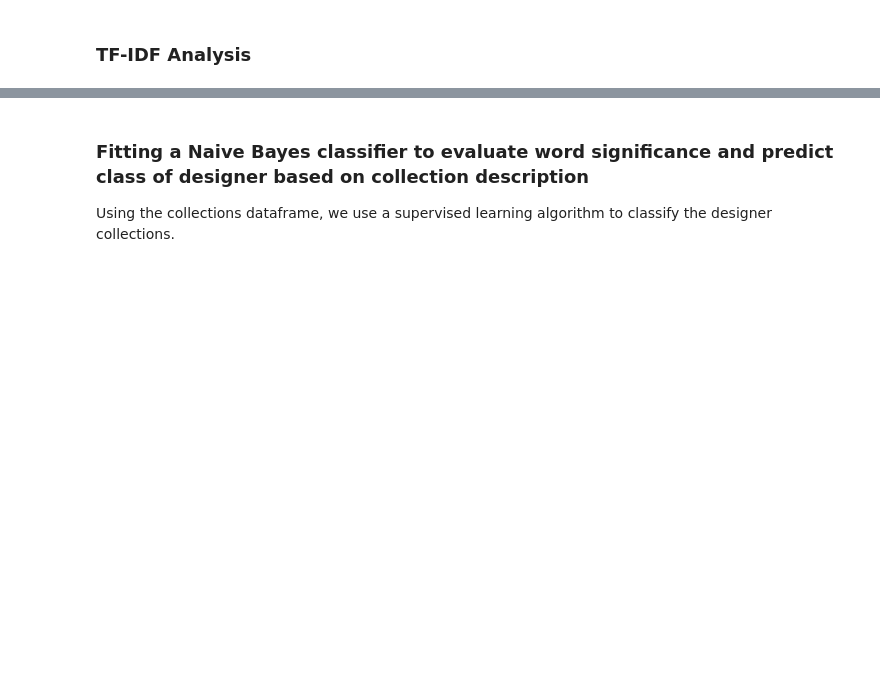
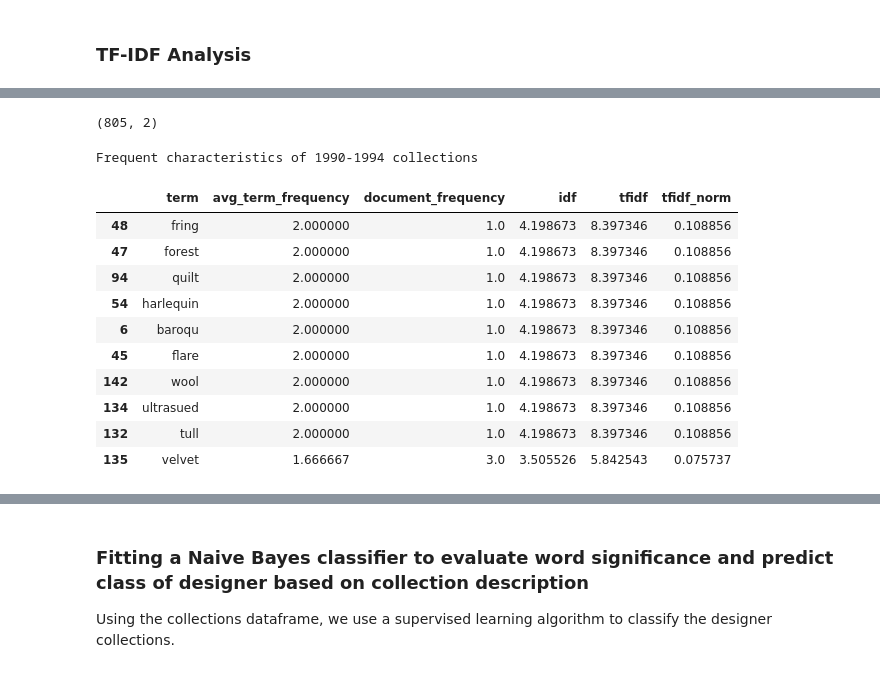
Before and after one commit to bellagracefinck/trend_cycle, a Jupyter notebook: EDA.ipynb, the cells around one changed output, grey strips where cells are left out. Drawn from its saved outputs; the diff is of its cells as text; code cells hidden in the pictures; blank space fills up the shorter version.

```diff
--- a/EDA.ipynb
+++ b/EDA.ipynb
@@ -213,18 +183,0 @@ term_frequency.sort_values('term_frequency', ascending = False)[25:40]
-# %%
-# Document Frequency
-document_frequency = (term_frequency
-                      .groupby(['id', 'term'])
-                      .size()
-                      .unstack()
-                      .sum()
-                      .reset_index()
-                      .rename(columns={0: 'document_frequency'})
-                     )
-
-# merge dataframes
-term_frequency = term_frequency.merge(document_frequency)
-
-documents_in_corpus = term_frequency['id'].nunique()
-
-term_frequency['idf'] = np.log((1 + documents_in_corpus) / (1 + term_frequency['document_frequency'])) + 1
-term_frequency['tfidf'] = term_frequency['term_frequency'] * term_frequency['idf']
@@ -248,0 +232,3 @@ term_frequency.sort_values(by=['tfidf_norm'], ascending=[False]).groupby(['term'
+# %%
+word_labels = pd.read_csv('word_labels_updated.csv').drop(columns = 'Unnamed: 0')
+word_labels.head()
@@ -248,0 +242,40 @@ term_frequency.sort_values(by=['tfidf_norm'], ascending=[False]).groupby(['term'
+# %%
+word_labels.shape
+# %% [output]
+(805, 2)
+# %%
+word_labels = word_labels[word_labels['label']!='GARMENT_TYPE']
+word_labels
+# %%
+# 1990-1994
+subset = collections[collections['year']>=1990].copy()
+subset = collections[collections['year']<=1994].copy()
+
+subset['tokens'] = [word_tokenize(sentence) for sentence in subset['preprocessed_sentences']]
+sample_tokens = (subset[['id','tokens']].explode('tokens'))
+sample_tokens = sample_tokens[sample_tokens['tokens'].isin(word_labels['word'])]
+
+output = tfidf(sample_tokens).groupby('term').agg({
+    'term_frequency': 'mean',
+    'document_frequency': 'mean',
+    'idf': 'max',
+    'tfidf': 'mean',
+    'tfidf_norm': 'mean'
+}).reset_index()
+output.columns = ['term', 'avg_term_frequency', 'document_frequency', 'idf', 'tfidf',
+       'tfidf_norm']
+print('Frequent characteristics of 1990-1994 collections')
+output.sort_values('tfidf', ascending = False).head(10)
+# %% [output]
+Frequent characteristics of 1990-1994 collections
+|  | term | avg_term_frequency | document_frequency | idf | tfidf | tfidf_norm |
+| 48 | fring | 2.000000 | 1.0 | 4.198673 | 8.397346 | 0.108856 |
+| 47 | forest | 2.000000 | 1.0 | 4.198673 | 8.397346 | 0.108856 |
+| 94 | quilt | 2.000000 | 1.0 | 4.198673 | 8.397346 | 0.108856 |
+| 54 | harlequin | 2.000000 | 1.0 | 4.198673 | 8.397346 | 0.108856 |
+| 6 | baroqu | 2.000000 | 1.0 | 4.198673 | 8.397346 | 0.108856 |
+| 45 | flare | 2.000000 | 1.0 | 4.198673 | 8.397346 | 0.108856 |
+| 142 | wool | 2.000000 | 1.0 | 4.198673 | 8.397346 | 0.108856 |
+| 134 | ultrasued | 2.000000 | 1.0 | 4.198673 | 8.397346 | 0.108856 |
+| 132 | tull | 2.000000 | 1.0 | 4.198673 | 8.397346 | 0.108856 |
+| 135 | velvet | 1.666667 | 3.0 | 3.505526 | 5.842543 | 0.075737 |
```
Also changed, not shown: parts of 15 cells of this notebook, 10 other files.
